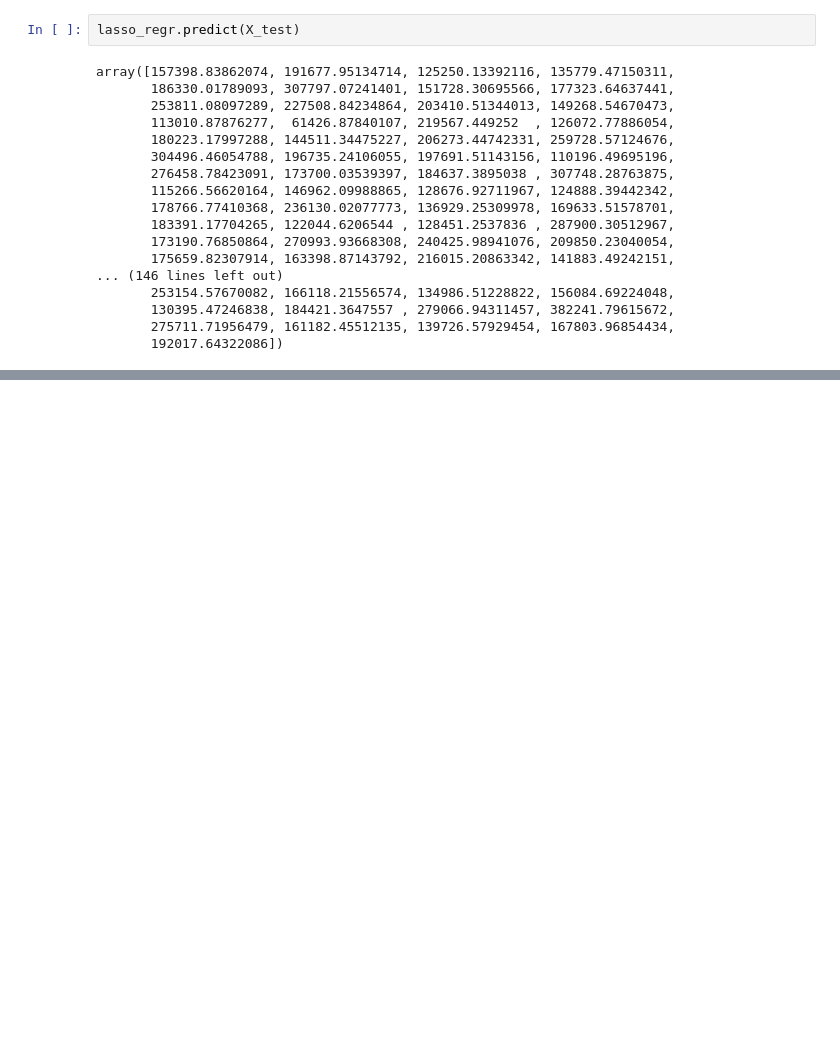
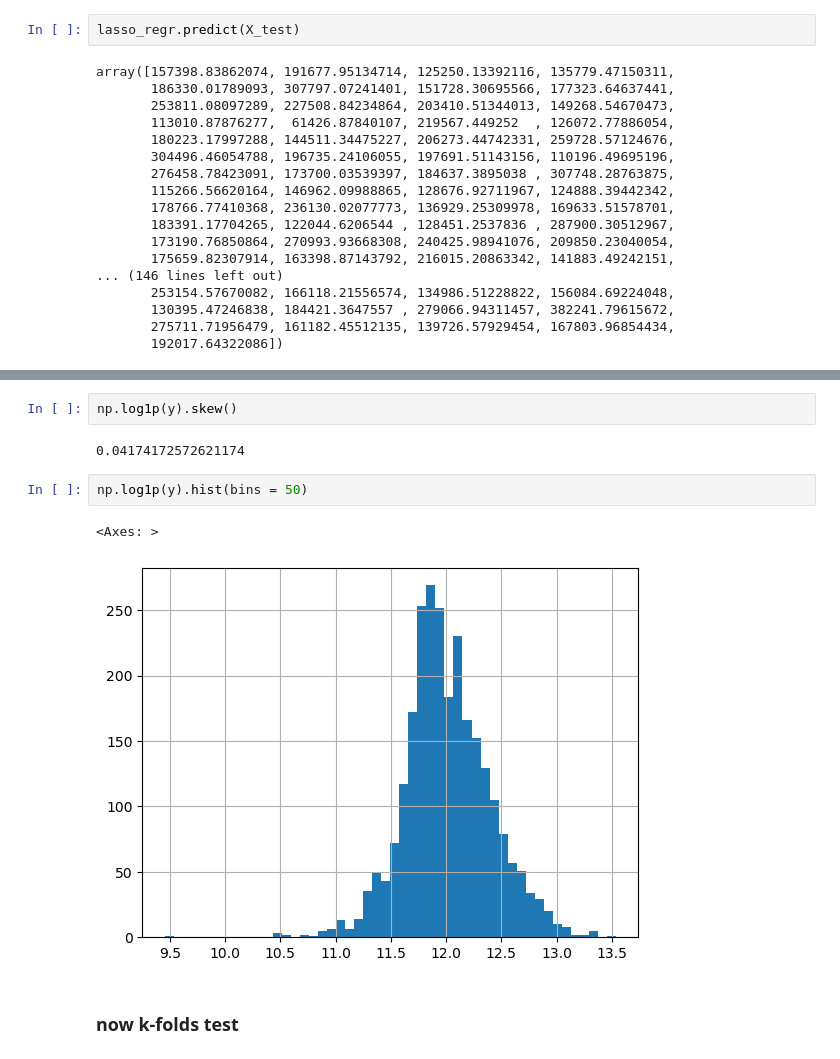
Before and after one commit to Na-ta-lie/Ames-Price-Prediction, a Jupyter notebook: Transformations and Cross Validation.ipynb, the cells around one changed output, grey strips where cells are left out. Saved outputs shown, nothing was run; the diff lists cells and outputs as text; blank space fills up the shorter version.

```diff
--- a/Transformations.ipynb
+++ b/Transformations and Cross Validation.ipynb
@@ -429,0 +503,11 @@ array([157398.83862074, 191677.95134714, 125250.13392116, 135779.47150311,
+# %%
+np.log1p(y).skew()
+# %% [output]
+0.04174172572621174
+# %%
+np.log1p(y).hist(bins = 50)
+# %% [output]
+<Axes: >
+[figure, added]
+# %% [markdown]
+### now k-folds test
```
Also changed, not shown: parts of 47 cells of this notebook.
